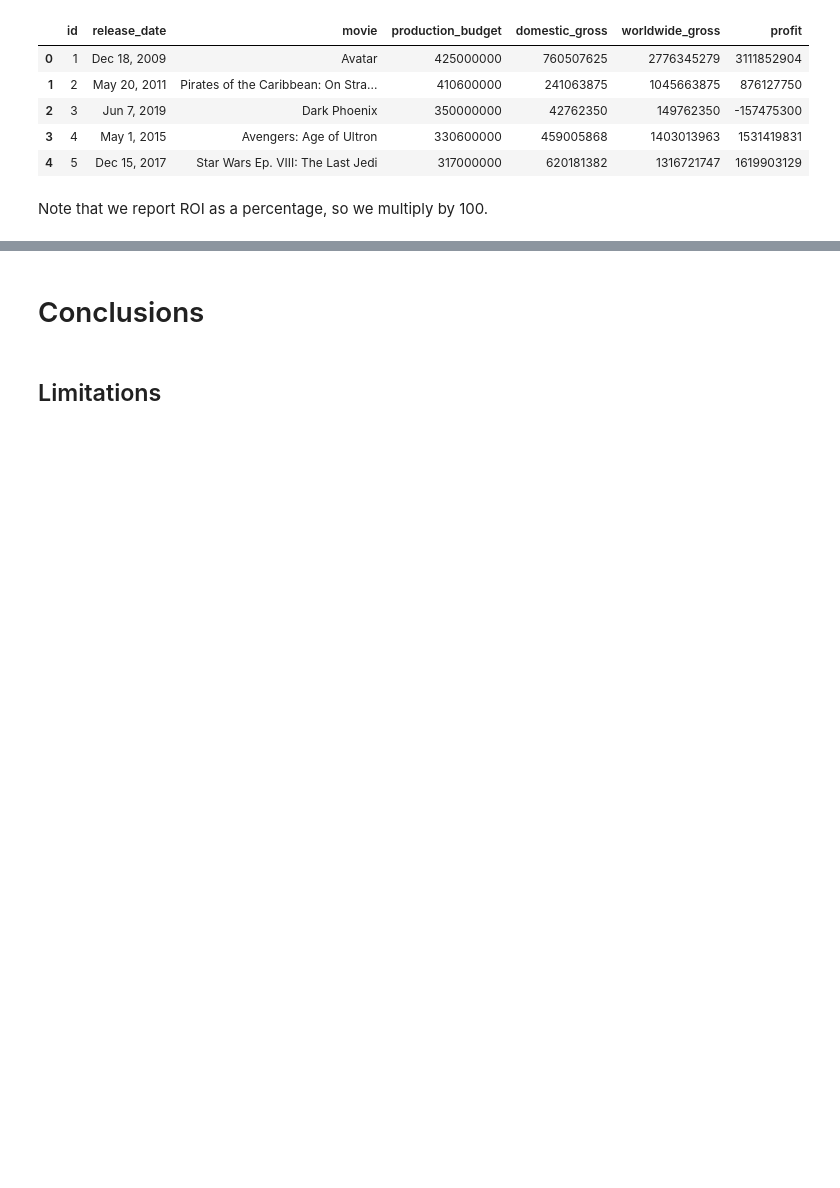
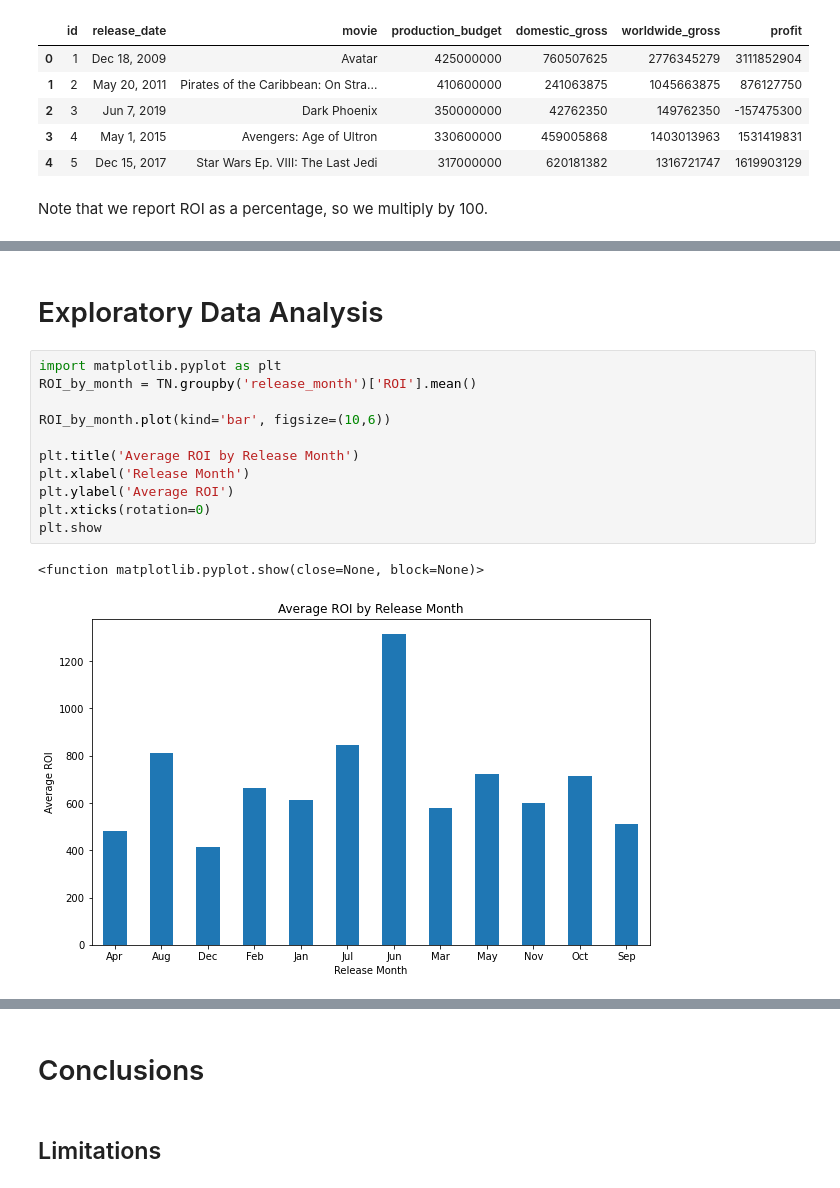
Before and after one commit to sfp13VA/film_recommendations_project, a Jupyter notebook: notebook.ipynb, the cells around one changed output, grey strips where cells are left out. Cells and saved outputs as stored; diff of their text form; blank space fills up the shorter version.

```diff
--- a/notebook.ipynb
+++ b/notebook.ipynb
@@ -122,2 +167,18 @@ TN.head()
+# %% [markdown]
+# Exploratory Data Analysis
+# %%
+import matplotlib.pyplot as plt
+ROI_by_month = TN.groupby('release_month')['ROI'].mean()
+
+ROI_by_month.plot(kind='bar', figsize=(10,6))
+
+plt.title('Average ROI by Release Month')
+plt.xlabel('Release Month')
+plt.ylabel('Average ROI')
+plt.xticks(rotation=0)
+plt.show
+# %% [output]
+<function matplotlib.pyplot.show(close=None, block=None)>
+[figure, added]
 # %%
 df = pd.merge(TN,
```
Also changed, not shown: parts of 21 cells of this notebook.
